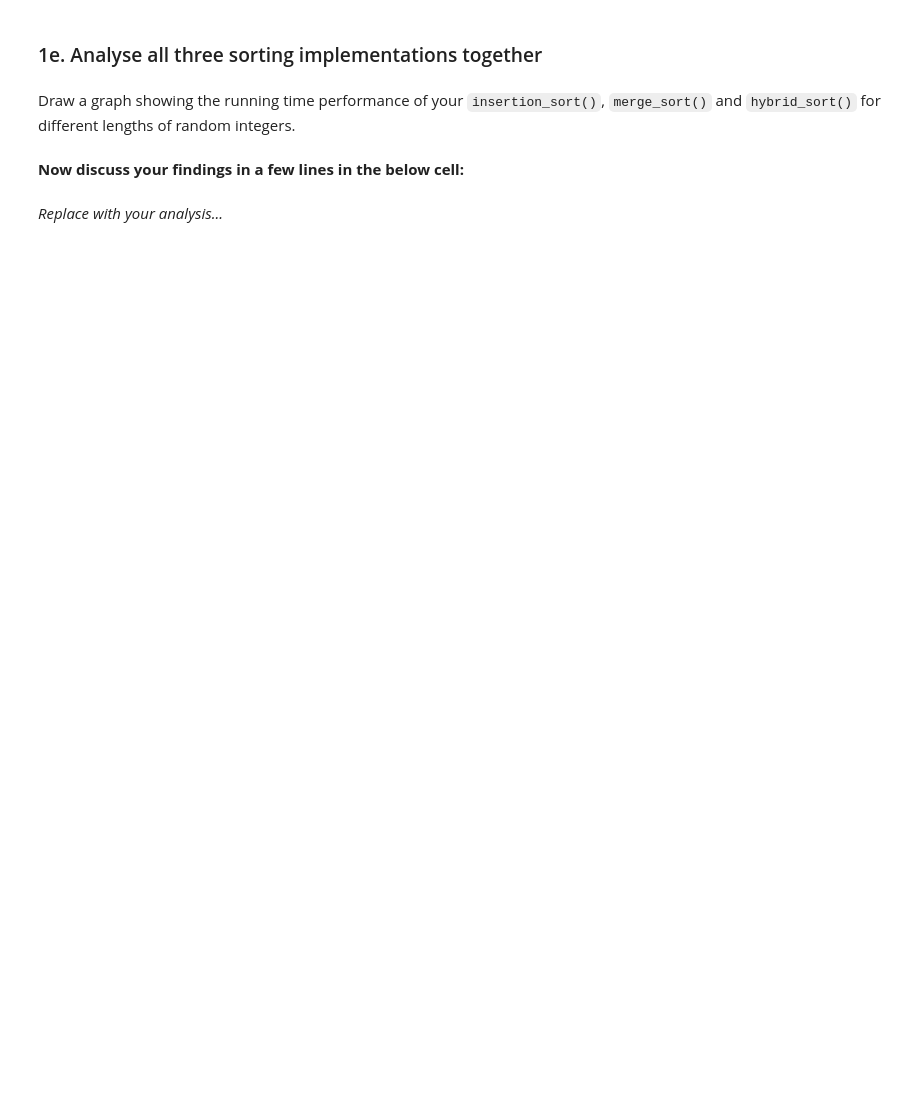
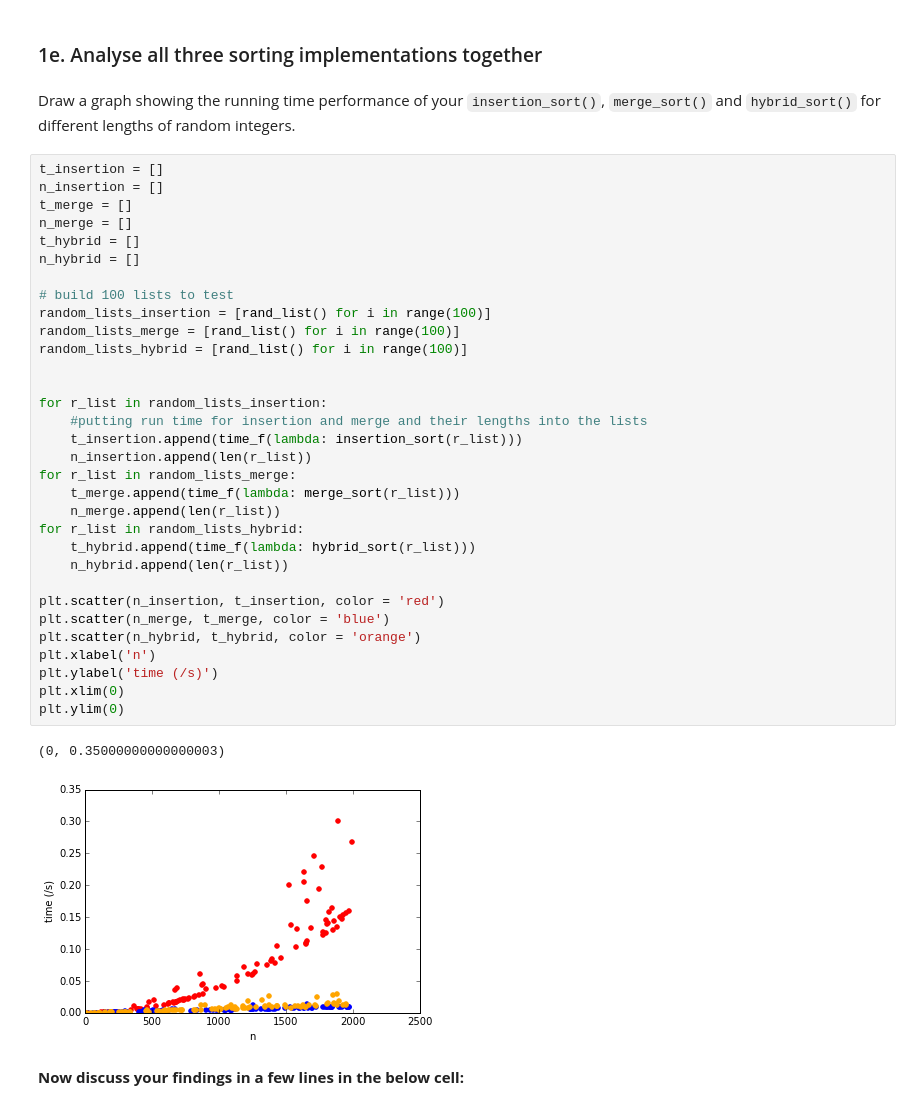
Before and after one commit to JimmyLzy/AlgorithmsCoursework_53, a Jupyter notebook: CW1-1 Sort.ipynb, the cells around one changed output. Drawn from its saved outputs; the diff is of its cells as text; blank space fills up the shorter version.

```diff
--- a/CW1-1 Sort.ipynb
+++ b/CW1-1 Sort.ipynb
@@ -159,7 +212,40 @@ print(hybrid_sort(x) == [1, 2, 3, 4])
 ### 1e. Analyse all three sorting implementations together
 # %% [markdown]
 Draw a graph showing the running time performance of your `insertion_sort()`, `merge_sort()` and `hybrid_sort()` for different lengths of random integers.
+# %%
+t_insertion = []
+n_insertion = []
+t_merge = []
+n_merge = []
+t_hybrid = []
+n_hybrid = []
+
+# build 100 lists to test
+random_lists_insertion = [rand_list() for i in range(100)]
+random_lists_merge = [rand_list() for i in range(100)]
+random_lists_hybrid = [rand_list() for i in range(100)]
+
+
+for r_list in random_lists_insertion:
+    #putting run time for insertion and merge and their lengths into the lists
+    t_insertion.append(time_f(lambda: insertion_sort(r_list)))
+    n_insertion.append(len(r_list))
+for r_list in random_lists_merge:
+    t_merge.append(time_f(lambda: merge_sort(r_list)))
+    n_merge.append(len(r_list))
+for r_list in random_lists_hybrid:
+    t_hybrid.append(time_f(lambda: hybrid_sort(r_list)))
+    n_hybrid.append(len(r_list))
+
+plt.scatter(n_insertion, t_insertion, color = 'red')
+plt.scatter(n_merge, t_merge, color = 'blue')
+plt.scatter(n_hybrid, t_hybrid, color = 'orange')
+plt.xlabel('n')
+plt.ylabel('time (/s)')
+plt.xlim(0)
+plt.ylim(0)
+# %% [output]
+(0, 0.35000000000000003)
+[figure, added]
 # %% [markdown]
 **Now discuss your findings in a few lines in the below cell:**
-# %% [markdown]
-*Replace with your analysis...*
```
Also changed, not shown: parts of 9 cells of this notebook.
